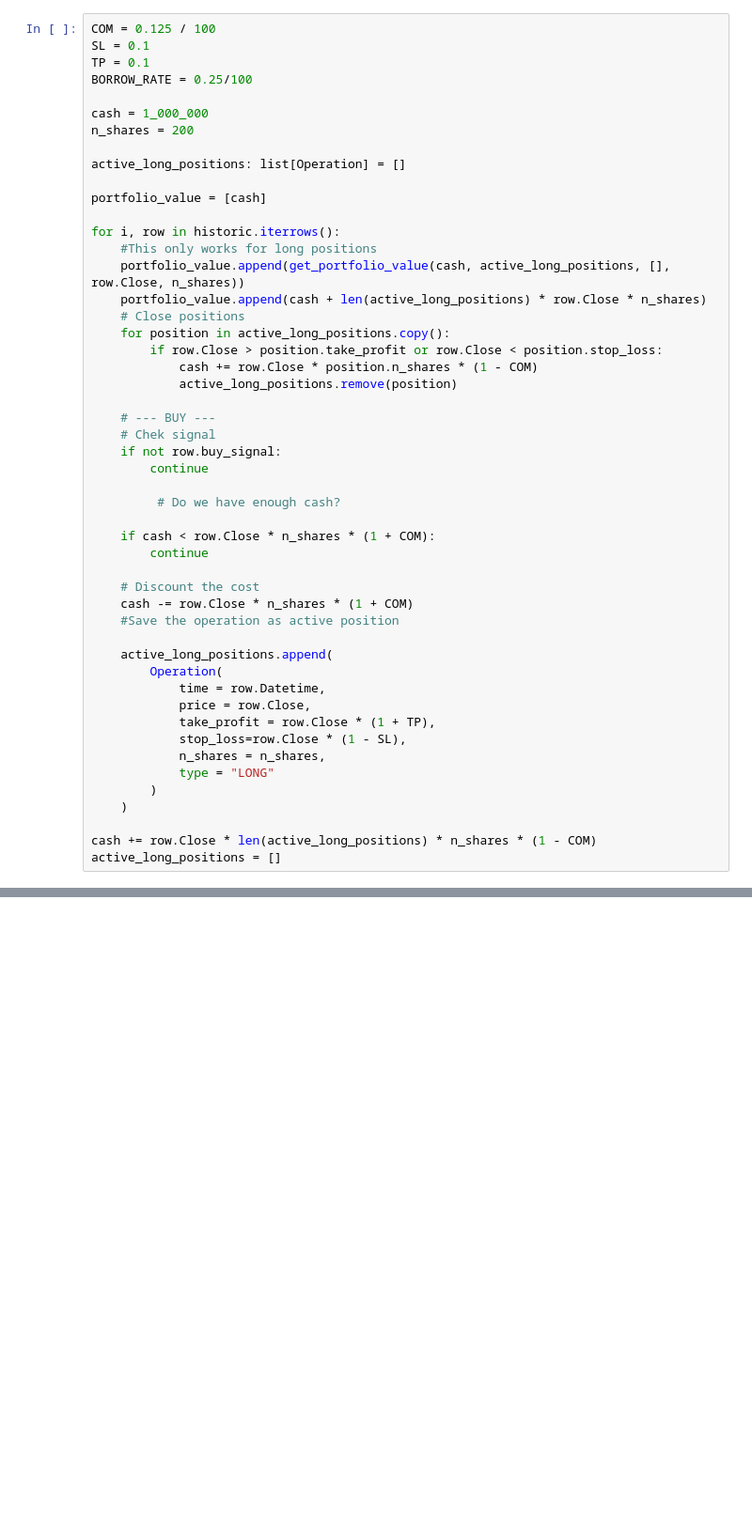
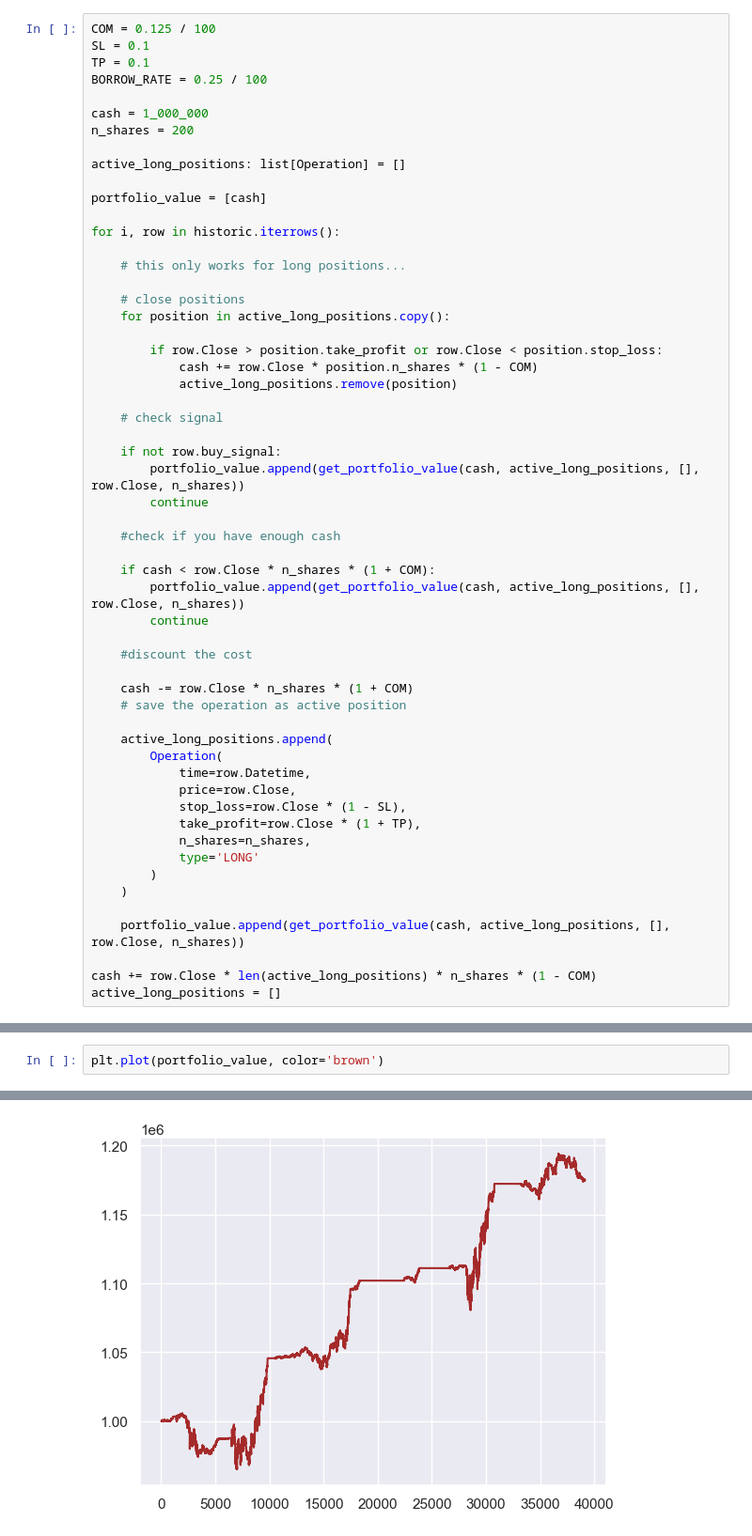
Before and after one commit to Rolando1708/Trading, a Jupyter notebook: Backtesting.ipynb, the cells around one changed output, grey strips where cells are left out. Shown at 94% size. Saved outputs shown, nothing was run; the diff lists cells and outputs as text; blank space fills up the shorter version.

```diff
--- a/Backtesting.ipynb
+++ b/Backtesting.ipynb
@@ -67,7 +186,7 @@ def get_portfolio_value(cash: float, long_ops: list[Operation],
 COM = 0.125 / 100
 SL = 0.1
 TP = 0.1
-BORROW_RATE = 0.25/100
+BORROW_RATE = 0.25 / 100
 
 cash = 1_000_000
 n_shares = 200
@@ -77,39 +196,45 @@ active_long_positions: list[Operation] = []
 portfolio_value = [cash]
 
 for i, row in historic.iterrows():
-    #This only works for long positions
-    portfolio_value.append(get_portfolio_value(cash, active_long_positions, [], row.Close, n_shares))
-    portfolio_value.append(cash + len(active_long_positions) * row.Close * n_shares)
-    # Close positions
+
+    # this only works for long positions...
+
+    # close positions
     for position in active_long_positions.copy():
+
         if row.Close > position.take_profit or row.Close < position.stop_loss:
             cash += row.Close * position.n_shares * (1 - COM)
             active_long_positions.remove(position)
 
-    # --- BUY ---
-    # Chek signal
+    # check signal
+
     if not row.buy_signal:
+        portfolio_value.append(get_portfolio_value(cash, active_long_positions, [], row.Close, n_shares))
         continue
 
-         # Do we have enough cash?
+    #check if you have enough cash
 
     if cash < row.Close * n_shares * (1 + COM):
+        portfolio_value.append(get_portfolio_value(cash, active_long_positions, [], row.Close, n_shares))
         continue
 
-    # Discount the cost
+    #discount the cost
+
     cash -= row.Close * n_shares * (1 + COM)
-    #Save the operation as active position
+    # save the operation as active position
 
     active_long_positions.append(
         Operation(
-            time = row.Datetime,
-            price = row.Close,
-            take_profit = row.Close * (1 + TP),
+            time=row.Datetime,
+            price=row.Close,
             stop_loss=row.Close * (1 - SL),
-            n_shares = n_shares,
-            type = "LONG"
+            take_profit=row.Close * (1 + TP),
+            n_shares=n_shares,
+            type='LONG'
         )
     )
 
+    portfolio_value.append(get_portfolio_value(cash, active_long_positions, [], row.Close, n_shares))
+
 cash += row.Close * len(active_long_positions) * n_shares * (1 - COM)
 active_long_positions = []
@@ -184,0 +250,3 @@ historic['Close'].plot(figsize=(12,6))
+# %%
+plt.plot(portfolio_value, color='brown')
+# %% [output]
@@ -184,0 +254 @@ historic['Close'].plot(figsize=(12,6))
+[figure, added]
```
Also changed, not shown: parts of 19 cells of this notebook, 3 other files.
